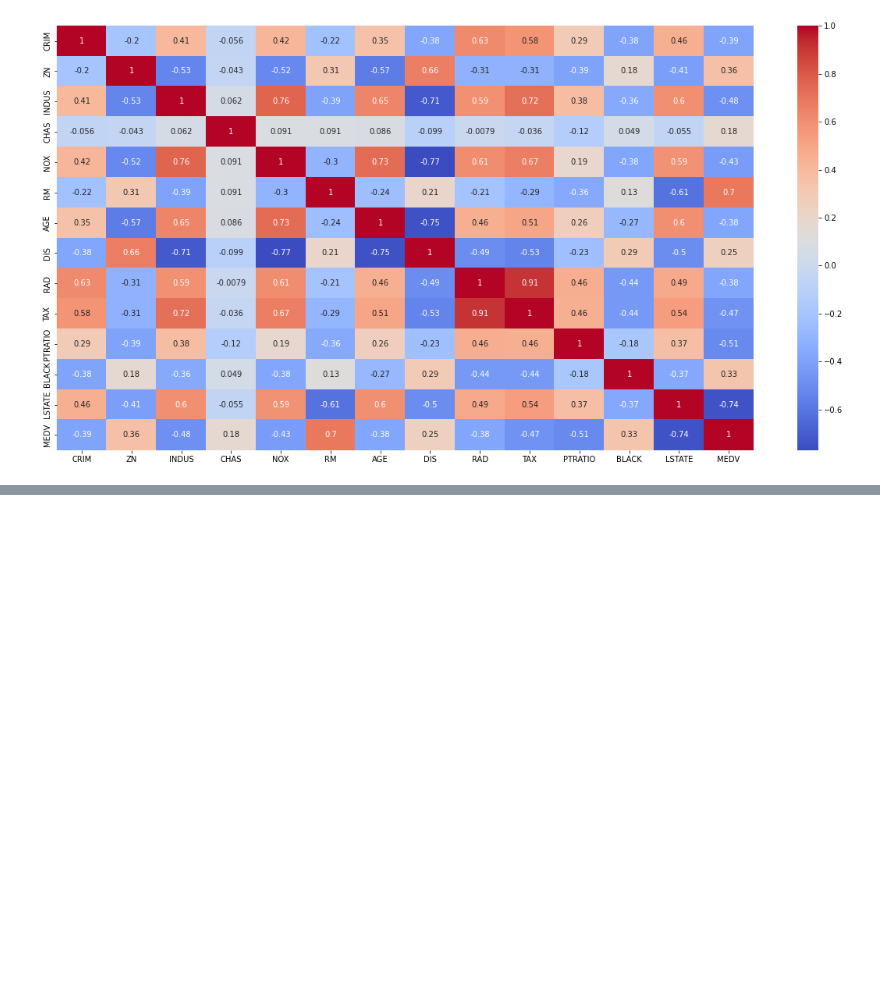
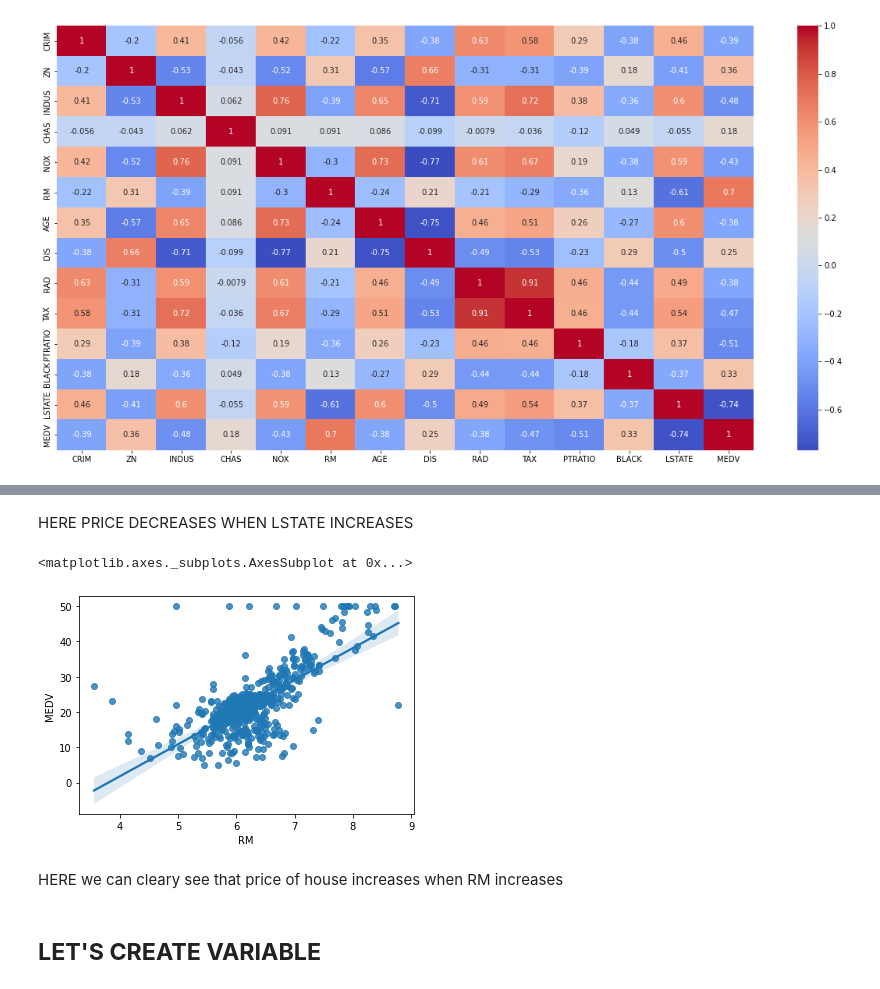
Before and after one commit to farhanraza200001/Boston-house-price-production-Analysis-Regression-, a Jupyter notebook: Assignment_of_linear_reg_on_house_boston_dataset_Linear_Regression.ipynb, the cells around one changed output, grey strips where cells are left out. Drawn from its saved outputs; the diff is of its cells as text; code cells hidden in the pictures; blank space fills up the shorter version.

```diff
--- a/Assignment_of_linear_reg_on_house_boston_dataset_Linear_Regression.ipynb
+++ b/Assignment_of_linear_reg_on_house_boston_dataset_Linear_Regression.ipynb
@@ -260,0 +270,11 @@ sns.heatmap(corr, annot=True,cmap='coolwarm')
+# %% [markdown]
+HERE PRICE DECREASES WHEN LSTATE INCREASES
+# %%
+sns.regplot(y=new_df['MEDV'],x=new_df['RM'])
+# %% [output]
+<matplotlib.axes._subplots.AxesSubplot at 0x...>
+[figure, added]
+# %% [markdown]
+HERE we can cleary see that price of house increases when RM increases
+# %% [markdown]
+## **LET'S CREATE VARIABLE**
```
Also changed, not shown: parts of 19 cells of this notebook.
